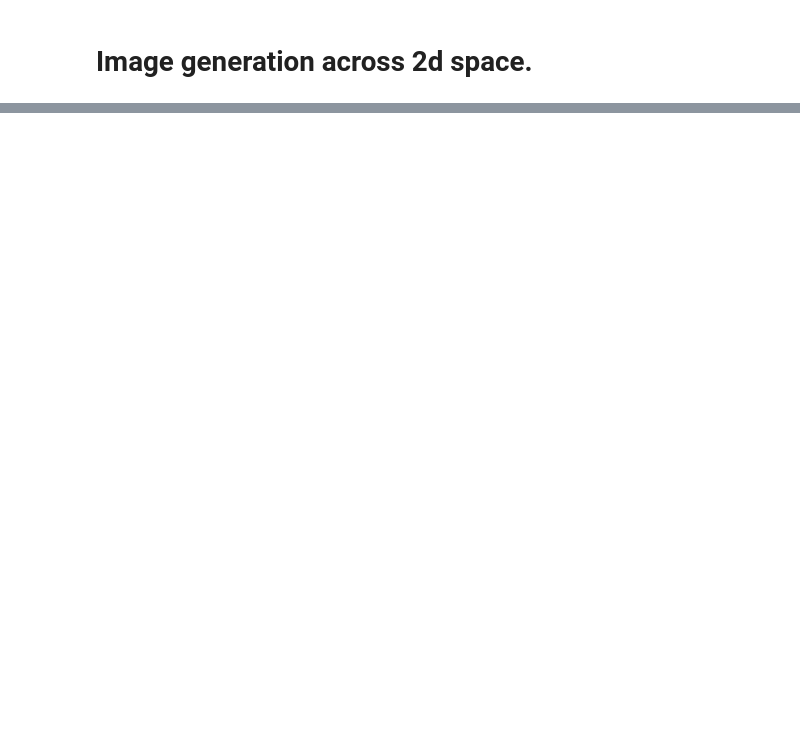
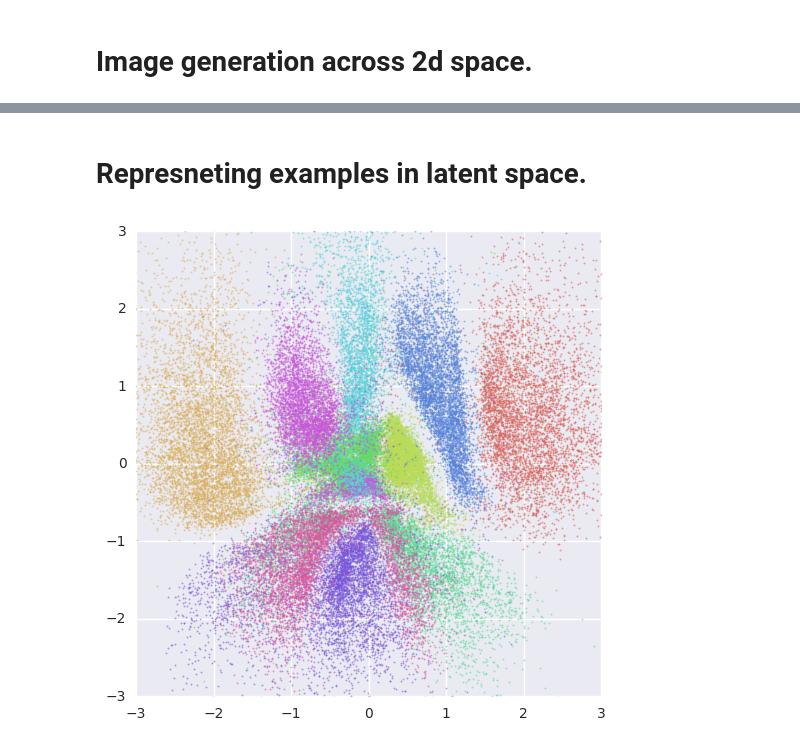
Before and after one commit to hiranumn/DLmodels, a Jupyter notebook: vae/Variational autoencoder implementation.ipynb, the cells around one changed output, grey strips where cells are left out. Drawn from its saved outputs; the diff is of its cells as text; code cells hidden in the pictures; blank space fills up the shorter version.

```diff
--- a/vae/Variational autoencoder implementation.ipynb
+++ b/vae/Variational autoencoder implementation.ipynb
@@ -305 +318,20 @@ plt.show()
+# %% [markdown]
+# Represneting examples in latent space.
+# %%
+z = np.array(v.latent_record["z"])
+y = np.argmax(np.array(v.latent_record["y"]), axis=1)
+# %%
+data = {}
+for i in range(10):
+    data[i] = z[y==i]
+# %%
+colors = sns.color_palette("hls", 10)
+plt.figure(figsize=(6,6))
+for i in range(10):
+    plt.scatter(data[i][:, 0], data[i][:, 1], color=colors[i], alpha=0.5, s=1)
+plt.ylim(-3, 3)
+plt.xlim(-3, 3)
+plt.show()
+# %% [output]
+[figure, added]
 # %% [markdown]
```
Also changed, not shown: parts of 10 cells of this notebook, 1 other file.
